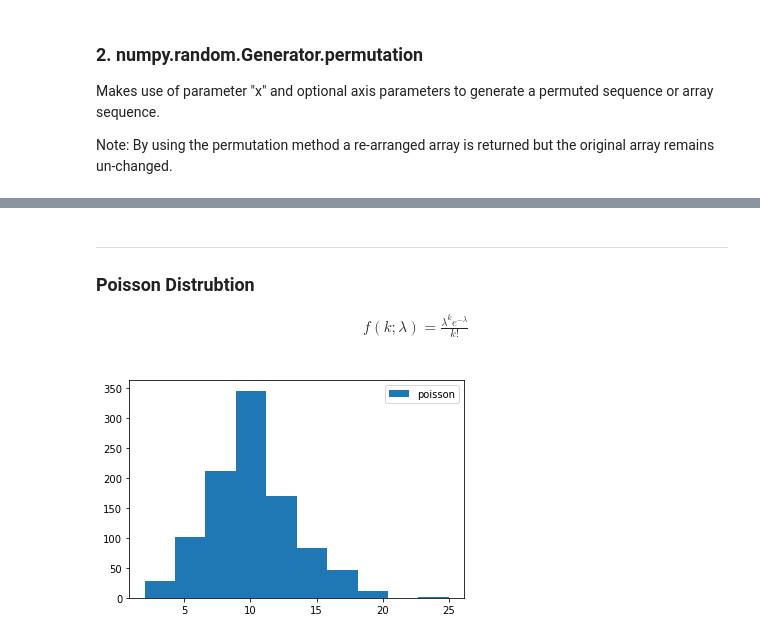
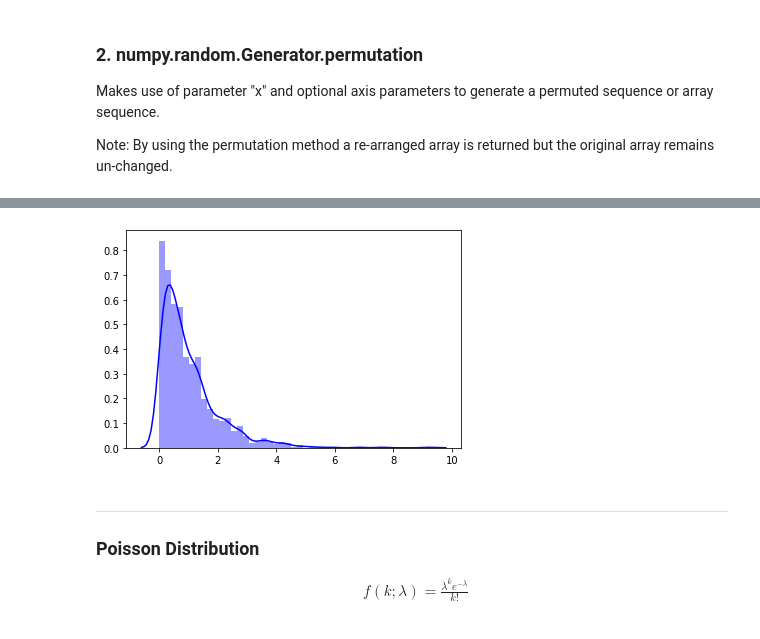
Before and after one commit to JackCaff/Prog-DA-Assignment, a Jupyter notebook: Assignment-2020 Programming for Data Analysis.ipynb, the cells around one changed output, grey strips where cells are left out. Saved outputs shown, nothing was run; the diff lists cells and outputs as text; code cells hidden in the pictures.

```diff
--- a/Assignment-2020 Programming for Data Analysis.ipynb
+++ b/Assignment-2020 Programming for Data Analysis.ipynb
@@ -310,18 +339,19 @@ plt.show()
+# %%
+# Example ref: https://www.w3schools.com/python/numpy_random_exponential.asp
+
+import numpy as np
+import matplotlib.pyplot as plt
+import seaborn as sns
+
+sns.distplot(np.random.exponential(size=1000), hist=True,color='b')
+
+plt.show()
+# %% [output]
+[figure, added]
 # %% [markdown]
 ***
-### Poisson Distrubtion
+### Poisson Distribution
 
 \begin{align}
 \ f(k; {\lambda}) = \frac{\lambda^ke^{-\lambda}}{k!}\\
 \end{align}
-# %%
-import numpy as np
-import matplotlib.pyplot as plt
-
-
-plt.hist(np.random.poisson(lam=10, size=1000), label='poisson')
-
-plt.legend()
-plt.show()
-# %% [output]
-[figure, removed]
```
Also changed, not shown: parts of 23 cells of this notebook.
